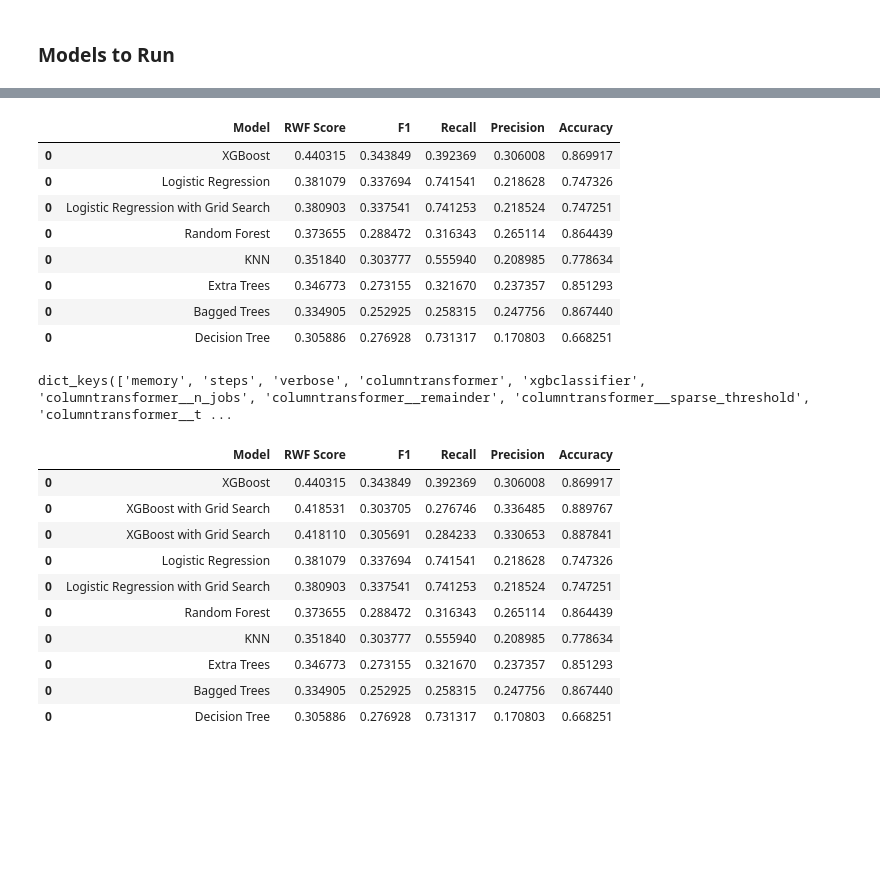
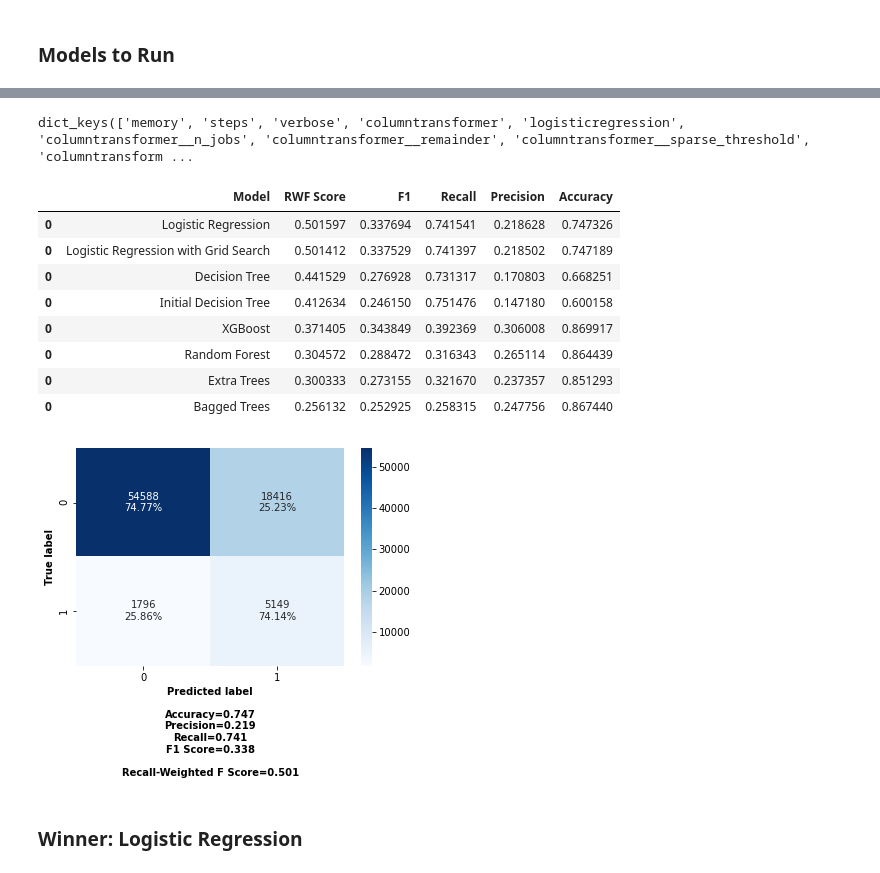
Before and after one commit to tmcroyce/Heart-Disease-Classification, a Jupyter notebook: pipeline_version.ipynb, the cells around one changed output, grey strips where cells are left out. Cells and saved outputs as stored; diff of their text form; code cells hidden in the pictures; blank space fills up the shorter version.

```diff
--- a/pipeline_version.ipynb
+++ b/pipeline_version.ipynb
@@ -263,5 +292,13 @@ def save_result(cf, model_name):
             model_summary = model_summary.sort_values('RWF Score', ascending = False)
             model_summary = model_summary.drop_duplicates()
             return model_summary.round(3)
+# %%
+def run_model(model, model_name):
+    model.fit(X_train, y_train)
+    model_prediction = model.predict(X_test)
+    cf_matrix = confusion_matrix(y_test, model_prediction)
+    save_result(cf_matrix, model_name)
+    cf = make_confusion_matrix(cf_matrix)
+    return model_summary
 # %% [markdown]
 ### Models to Run
@@ -275,6 +305,7 @@ def run_model(model, model_name):
 # %%
 # Initial Models
-log_reg = make_pipeline(preprocessor, LogisticRegression(max_iter=500))
+init_decision_tree = make_pipeline(preprocessor, DecisionTreeClassifier(random_state=0, max_depth=3))
+log_reg = make_pipeline(preprocessor, LogisticRegression(random_state=0))
 decisionTree = make_pipeline(preprocessor, DecisionTreeClassifier(max_depth=5, random_state=0))
 random_forest = make_pipeline(preprocessor, RandomForestClassifier(n_estimators=50, random_state=0))
 baggedTrees = make_pipeline(preprocessor, BaggingClassifier(DecisionTreeClassifier(), n_estimators=50, random_state=0))
@@ -368,19 +399,25 @@ Lets take logistic regression and random forest.
 # %%
 # Define Grid
-rf_grid = [{'logisticregression__max_iter': [100, 500, 300],
-        'logisticregression__C': [1, 2,3] }]
+rf_grid = [{'logisticregression__C': [1, 2],
+        'logisticregression__penalty': ['l2', 'none'],
+        'logisticregression__solver': ['newton-cg', 'lbfgs','sag']}]
 # %%
-logreg_gridsearch = GridSearchCV(estimator=log_reg, param_grid=rf_grid, scoring=class_metric, cv=5)
+logreg_gridsearch = GridSearchCV(estimator=log_reg, param_grid=rf_grid, scoring=class_metric, cv=3)
+# %%
+log_reg.get_params().keys()
+# %% [output]
+dict_keys(['memory', 'steps', 'verbose', 'columntransformer', 'logisticregression', 'columntransformer__n_jobs', 'columntransformer__remainder', 'columntransformer__sparse_threshold', 'columntransform ...
 # %%
-logreg_gridsearch.fit(X_train, y_train)
+#logreg_gridsearch.fit(X_train, y_train)
 run_model(logreg_gridsearch, 'Logistic Regression with Grid Search')
 # %% [output]
 |  | Model | RWF Score | F1 | Recall | Precision | Accuracy |
-| 0 | XGBoost | 0.440315 | 0.343849 | 0.392369 | 0.306008 | 0.869917 |
-| 0 | Logistic Regression | 0.381079 | 0.337694 | 0.741541 | 0.218628 | 0.747326 |
-| 0 | Logistic Regression with Grid Search | 0.380903 | 0.337541 | 0.741253 | 0.218524 | 0.747251 |
-| 0 | Random Forest | 0.373655 | 0.288472 | 0.316343 | 0.265114 | 0.864439 |
-| 0 | KNN | 0.351840 | 0.303777 | 0.555940 | 0.208985 | 0.778634 |
-| 0 | Extra Trees | 0.346773 | 0.273155 | 0.321670 | 0.237357 | 0.851293 |
-| 0 | Bagged Trees | 0.334905 | 0.252925 | 0.258315 | 0.247756 | 0.867440 |
-| 0 | Decision Tree | 0.305886 | 0.276928 | 0.731317 | 0.170803 | 0.668251 |
+| 0 | Logistic Regression | 0.501597 | 0.337694 | 0.741541 | 0.218628 | 0.747326 |
+| 0 | Logistic Regression with Grid Search | 0.501412 | 0.337529 | 0.741397 | 0.218502 | 0.747189 |
+| 0 | Decision Tree | 0.441529 | 0.276928 | 0.731317 | 0.170803 | 0.668251 |
+| 0 | Initial Decision Tree | 0.412634 | 0.246150 | 0.751476 | 0.147180 | 0.600158 |
+| 0 | XGBoost | 0.371405 | 0.343849 | 0.392369 | 0.306008 | 0.869917 |
+| 0 | Random Forest | 0.304572 | 0.288472 | 0.316343 | 0.265114 | 0.864439 |
+| 0 | Extra Trees | 0.300333 | 0.273155 | 0.321670 | 0.237357 | 0.851293 |
+| 0 | Bagged Trees | 0.256132 | 0.252925 | 0.258315 | 0.247756 | 0.867440 |
+[figure, added]
@@ -393,19 +424,2 @@ xgBoost_grid = GridSearchCV(estimator=xgBoost, param_grid=xg_grid, scoring=class
-# %%
-xgBoost.get_params().keys()
-# %% [output]
-dict_keys(['memory', 'steps', 'verbose', 'columntransformer', 'xgbclassifier', 'columntransformer__n_jobs', 'columntransformer__remainder', 'columntransformer__sparse_threshold', 'columntransformer__t ...
-# %%
-xgBoost_grid.fit(X_train, y_train)
-run_model(xgBoost_grid, 'XGBoost with Grid Search')
-# %% [output]
-|  | Model | RWF Score | F1 | Recall | Precision | Accuracy |
-| 0 | XGBoost | 0.440315 | 0.343849 | 0.392369 | 0.306008 | 0.869917 |
-| 0 | XGBoost with Grid Search | 0.418531 | 0.303705 | 0.276746 | 0.336485 | 0.889767 |
-| 0 | XGBoost with Grid Search | 0.418110 | 0.305691 | 0.284233 | 0.330653 | 0.887841 |
-| 0 | Logistic Regression | 0.381079 | 0.337694 | 0.741541 | 0.218628 | 0.747326 |
-| 0 | Logistic Regression with Grid Search | 0.380903 | 0.337541 | 0.741253 | 0.218524 | 0.747251 |
-| 0 | Random Forest | 0.373655 | 0.288472 | 0.316343 | 0.265114 | 0.864439 |
-| 0 | KNN | 0.351840 | 0.303777 | 0.555940 | 0.208985 | 0.778634 |
-| 0 | Extra Trees | 0.346773 | 0.273155 | 0.321670 | 0.237357 | 0.851293 |
-| 0 | Bagged Trees | 0.334905 | 0.252925 | 0.258315 | 0.247756 | 0.867440 |
-| 0 | Decision Tree | 0.305886 | 0.276928 | 0.731317 | 0.170803 | 0.668251 |
+# %% [markdown]
+### Winner: Logistic Regression
```
Also changed, not shown: parts of 33 cells of this notebook.
